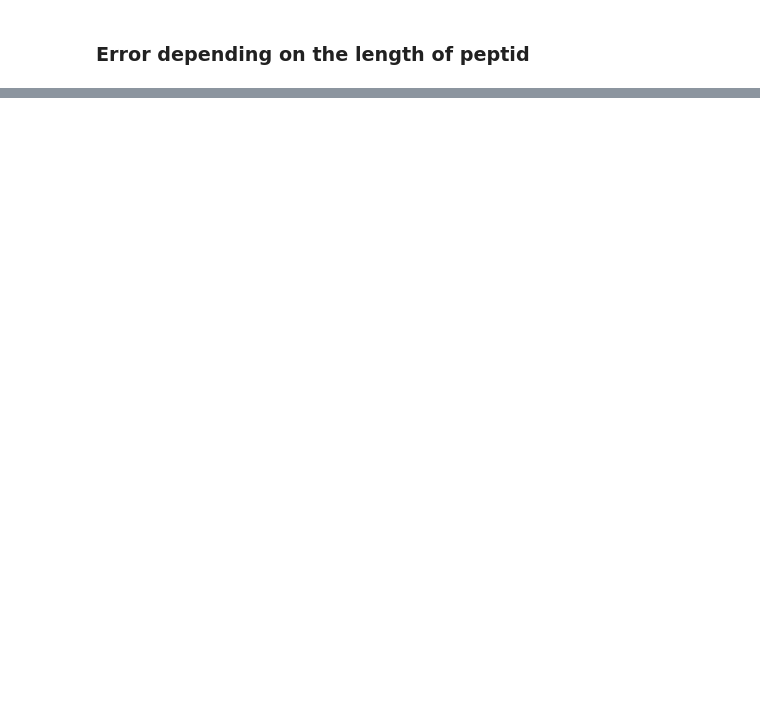
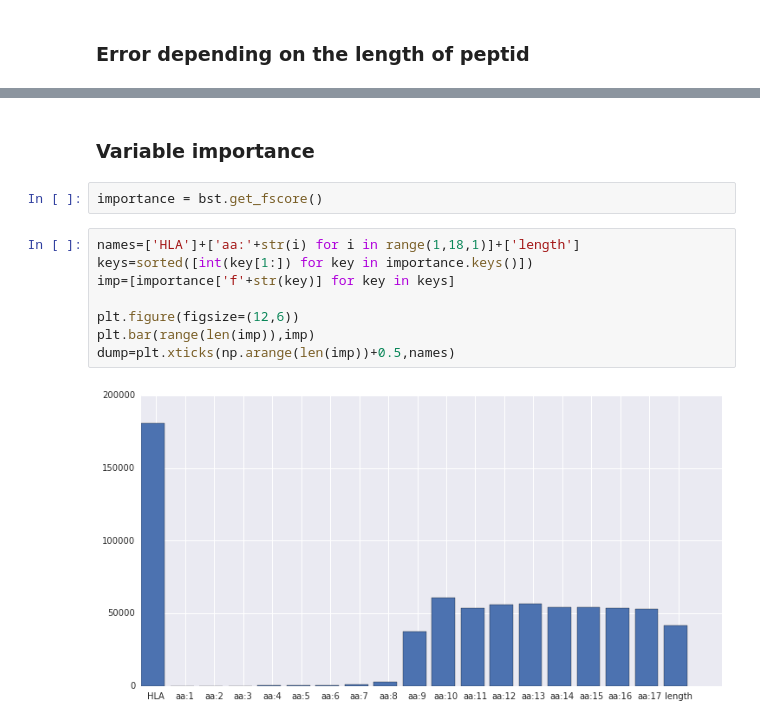
Before and after one commit to riblidezso/mhc_pred, a Jupyter notebook: modelling/xgboost.ipynb, the cells around one changed output, grey strips where cells are left out. Drawn from its saved outputs; the diff is of its cells as text; blank space fills up the shorter version.

```diff
--- a/modelling/xgboost.ipynb
+++ b/modelling/xgboost.ipynb
@@ -118,0 +99,14 @@ dump=plt.ylabel('ic50 error')
+# %% [markdown]
+### Variable importance
+# %%
+importance = bst.get_fscore()
+# %%
+names=['HLA']+['aa:'+str(i) for i in range(1,18,1)]+['length']
+keys=sorted([int(key[1:]) for key in importance.keys()])
+imp=[importance['f'+str(key)] for key in keys]
+
+plt.figure(figsize=(12,6))
+plt.bar(range(len(imp)),imp)
+dump=plt.xticks(np.arange(len(imp))+0.5,names)
+# %% [output]
+[figure, added]
```
Also changed, not shown: parts of 9 cells of this notebook, 4 other files.
